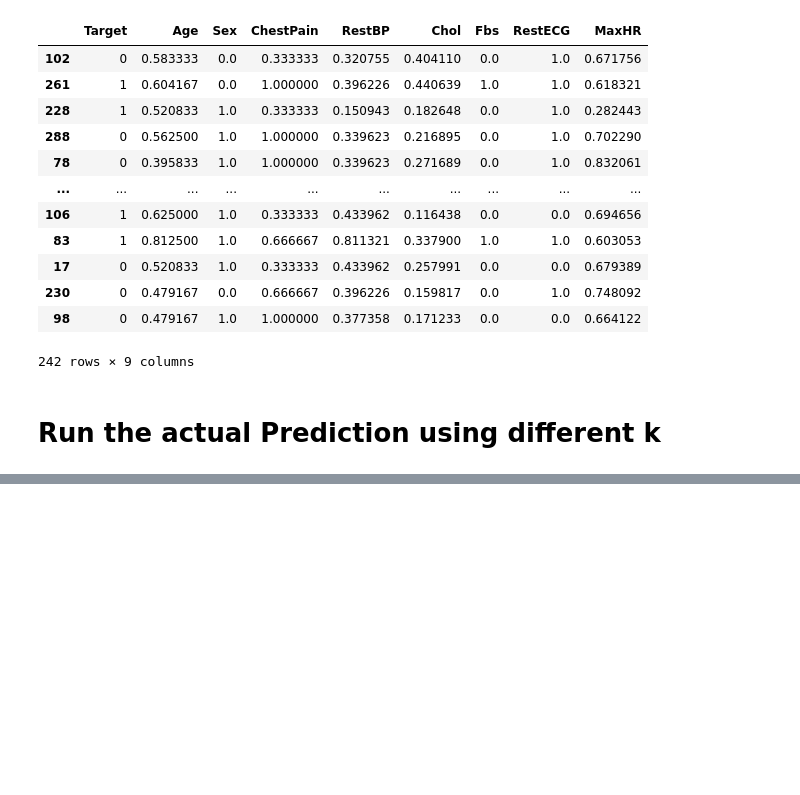
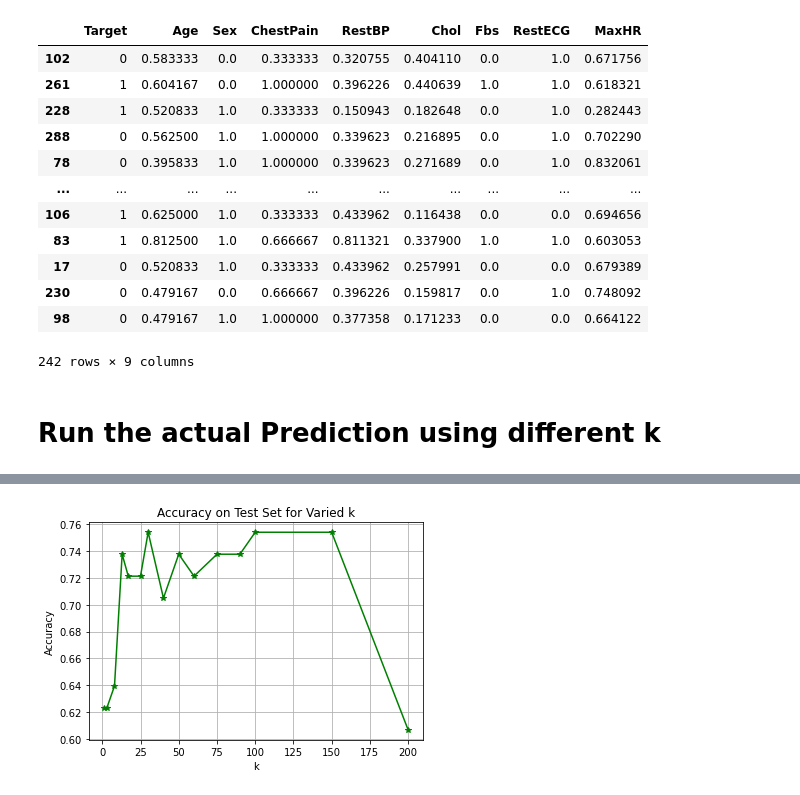
Before and after one commit to kiat/Elements-of-Data-Analytics, a Jupyter notebook: Code-Example-018-kNN.ipynb, the cells around one changed output, grey strips where cells are left out. Cells and saved outputs as stored; diff of their text form; code cells hidden in the pictures; blank space fills up the shorter version.

```diff
--- a/Code-Example-018-kNN.ipynb
+++ b/Code-Example-018-kNN.ipynb
@@ -325,0 +365,15 @@ plt.show()
+# %%
+ytrain=np.array(y_train).astype('int')
+ytest=np.array(y_test).astype('int')
+# %%
+from sklearn.neighbors import KNeighborsClassifier
+
+neigh = KNeighborsClassifier(n_neighbors=3)
+
+neigh.fit(X_train.drop(['Target'], axis=1), ytrain)
+
+predictions= neigh.predict(X_test.drop(['Target'], axis=1))
+
+correct = np.sum(predictions == ytest)
+
+print("Acc=", correct/len(predictions))
@@ -325,0 +382,19 @@ plt.show()
+# %%
+from sklearn.neighbors import KNeighborsClassifier
+def knn(k, X_train, X_test, ytrain, ytest):
+    neigh = KNeighborsClassifier(n_neighbors=k)
+    neigh.fit(X_train, ytrain)
+    predictions= neigh.predict(X_test)
+    correct = np.sum(predictions == ytest)
+    return correct/len(predictions)
+# %%
+poss_k = [1,3, 8, 13,17, 25,30, 40, 50, 60, 75, 90, 100, 150, 200]
+acc_k = np.zeros(len(poss_k))
+
+# this takes a few mins ... would probably change the classifier to take a vector of k's to make it faster
+acc_indx = 0
+
+for k in poss_k:
+    acc_k[acc_indx] = knn(k, X_train.drop(['Target'], axis=1), X_test.drop(['Target'], axis=1), ytrain, ytest)
+    print("k = ", k , "Acc=", acc_k[acc_indx])
+    acc_indx = acc_indx + 1
@@ -325,0 +417,9 @@ plt.show()
+# %%
+plt.plot(poss_k,acc_k,'g-*')
+plt.xlabel('k')
+plt.ylabel('Accuracy')
+plt.title('Accuracy on Test Set for Varied k')
+plt.grid('on')
+plt.show()
+# %% [output]
+[figure, added]
```
Also changed, not shown: parts of 9 cells of this notebook.
